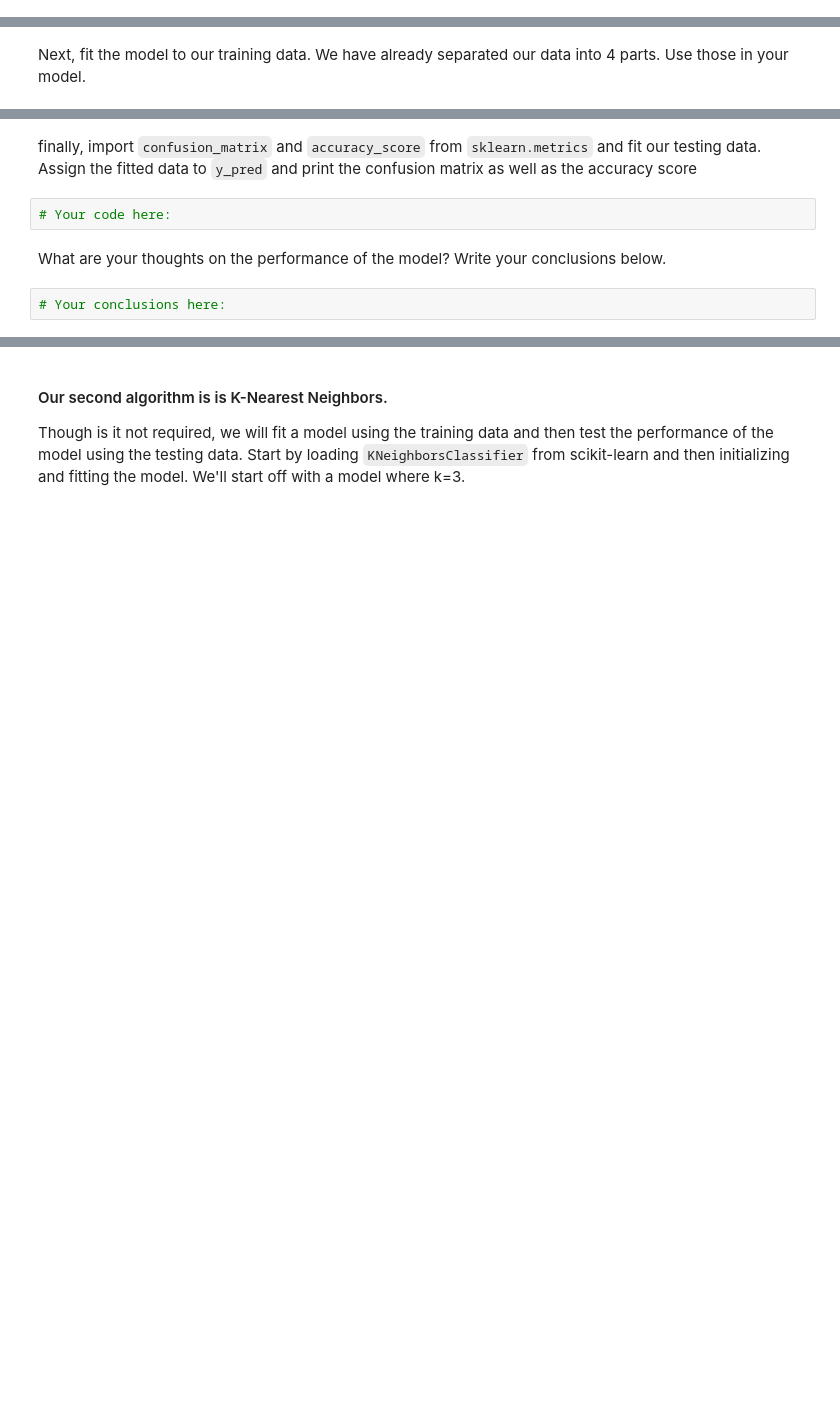
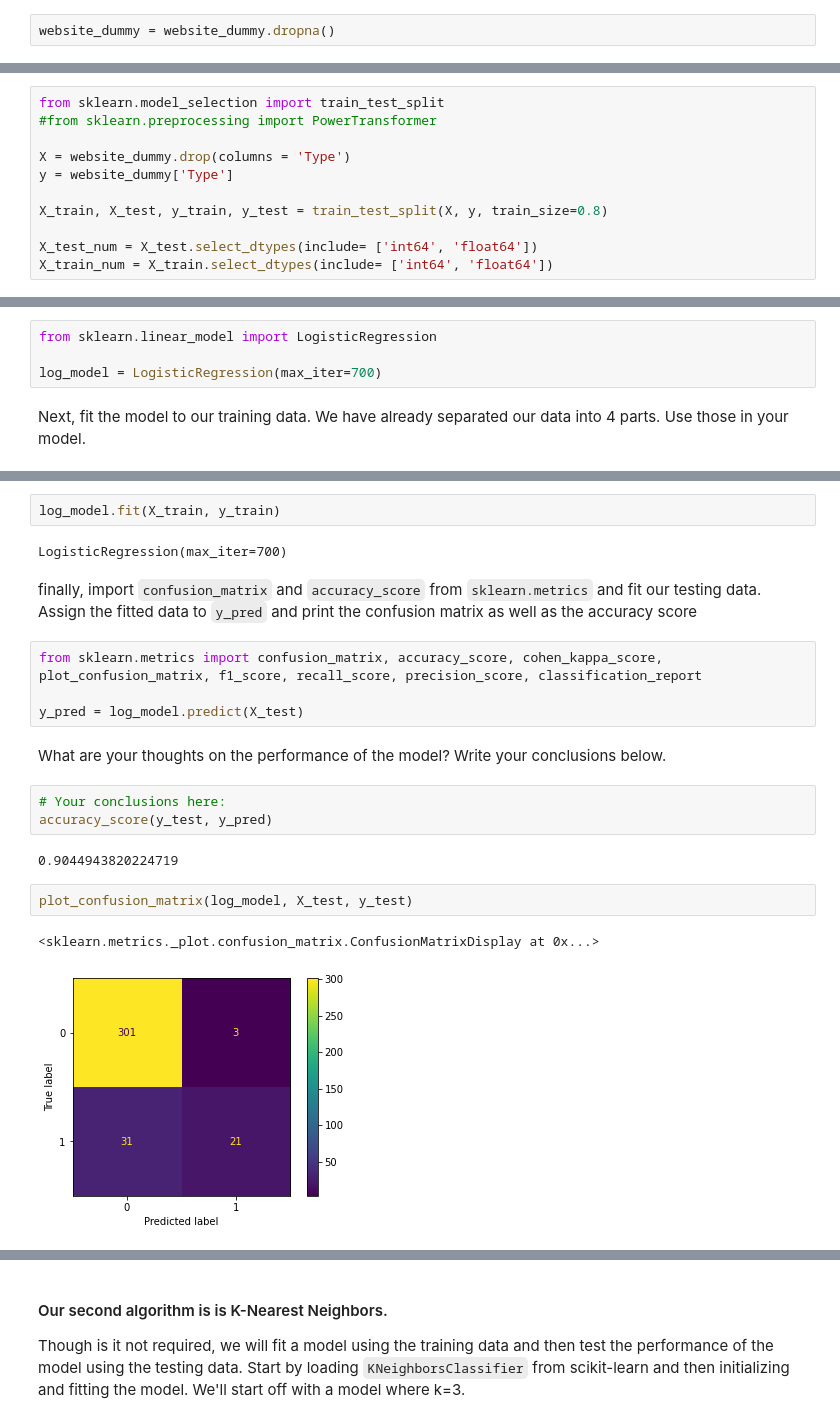
Before and after one commit to ta-data-remote/lab-supervised-learning, a Jupyter notebook: your-code/main.ipynb, the cells around one changed output, grey strips where cells are left out. Cells and saved outputs as stored; diff of their text form; blank space fills up the shorter version.

```diff
--- a/your-code/main.ipynb
+++ b/your-code/main.ipynb
@@ -178,3 +480,5 @@ Now, inspect `website_dummy` to make sure the data and types are intended - ther
+# %%
+website_dummy = website_dummy.dropna()
 # %% [markdown]
 # Challenge 6 - Modeling, Prediction, and Evaluation
 
@@ -186,3 +486,14 @@ from sklearn.model_selection import train_test_split
+# %%
+from sklearn.model_selection import train_test_split
+#from sklearn.preprocessing import PowerTransformer
+
+X = website_dummy.drop(columns = 'Type')
+y = website_dummy['Type']
+
+X_train, X_test, y_train, y_test = train_test_split(X, y, train_size=0.8)
+
+X_test_num = X_test.select_dtypes(include= ['int64', 'float64'])
+X_train_num = X_train.select_dtypes(include= ['int64', 'float64'])
 # %% [markdown]
 #### In this lab, we will try two different models and compare our results.
 
@@ -192,2 +501,6 @@ The first model we will use in this lab is logistic regression. We have previous
+# %%
+from sklearn.linear_model import LogisticRegression
+
+log_model = LogisticRegression(max_iter=700)
 # %% [markdown]
 Next, fit the model to our training data. We have already separated our data into 4 parts. Use those in your model.
@@ -196,8 +507,22 @@ Next, fit the model to our training data. We have already separated our data int
+# %%
+log_model.fit(X_train, y_train)
+# %% [output]
+LogisticRegression(max_iter=700)
 # %% [markdown]
 finally, import `confusion_matrix` and `accuracy_score` from `sklearn.metrics` and fit our testing data. Assign the fitted data to `y_pred` and print the confusion matrix as well as the accuracy score
-# %%
-# Your code here:
+# %%
+from sklearn.metrics import confusion_matrix, accuracy_score, cohen_kappa_score, plot_confusion_matrix, f1_score, recall_score, precision_score, classification_report
+
+y_pred = log_model.predict(X_test)
 # %% [markdown]
 What are your thoughts on the performance of the model? Write your conclusions below.
 # %%
 # Your conclusions here:
+accuracy_score(y_test, y_pred)
+# %% [output]
+0.9044943820224719
+# %%
+plot_confusion_matrix(log_model, X_test, y_test)
+# %% [output]
+<sklearn.metrics._plot.confusion_matrix.ConfusionMatrixDisplay at 0x...>
+[figure, added]
```
Also changed, not shown: parts of 80 cells of this notebook.
